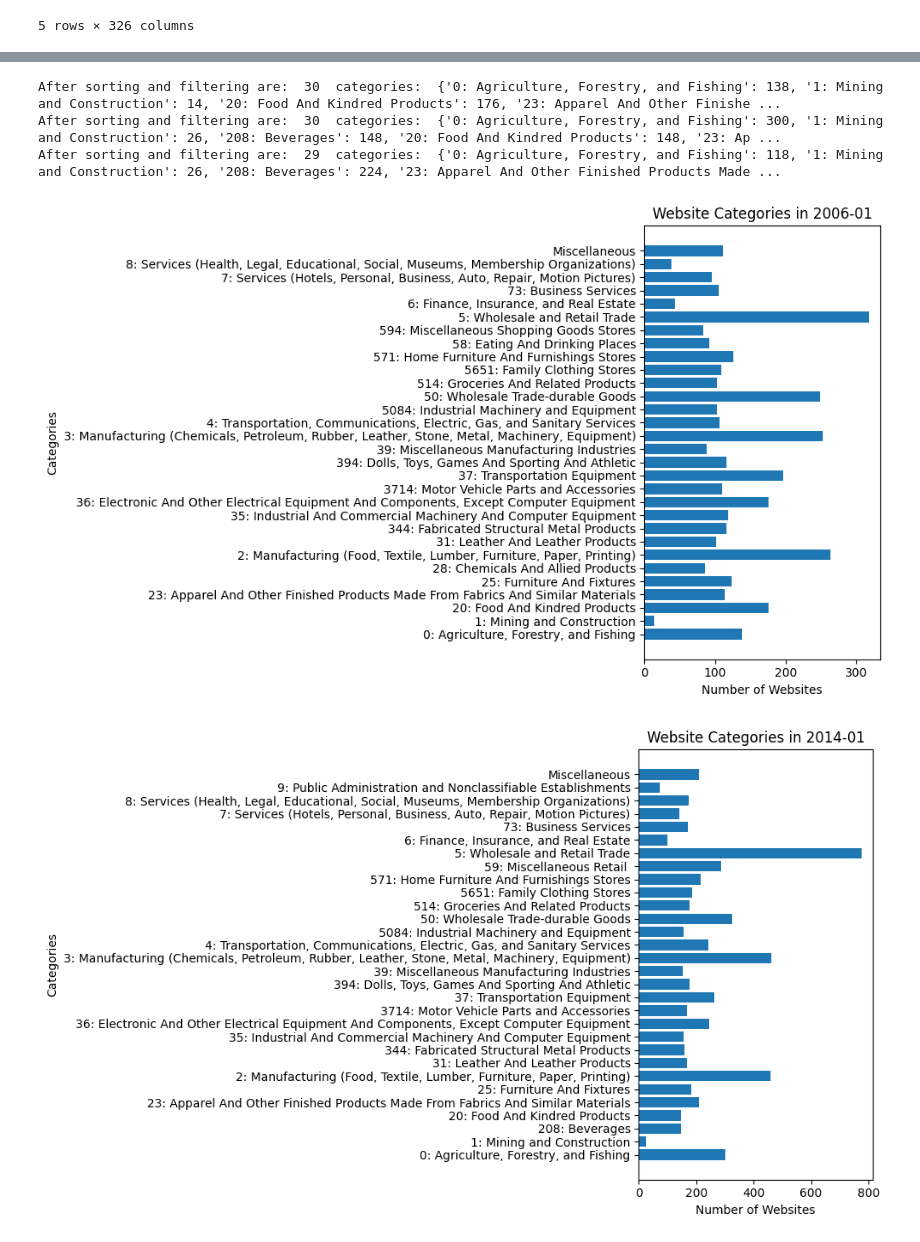
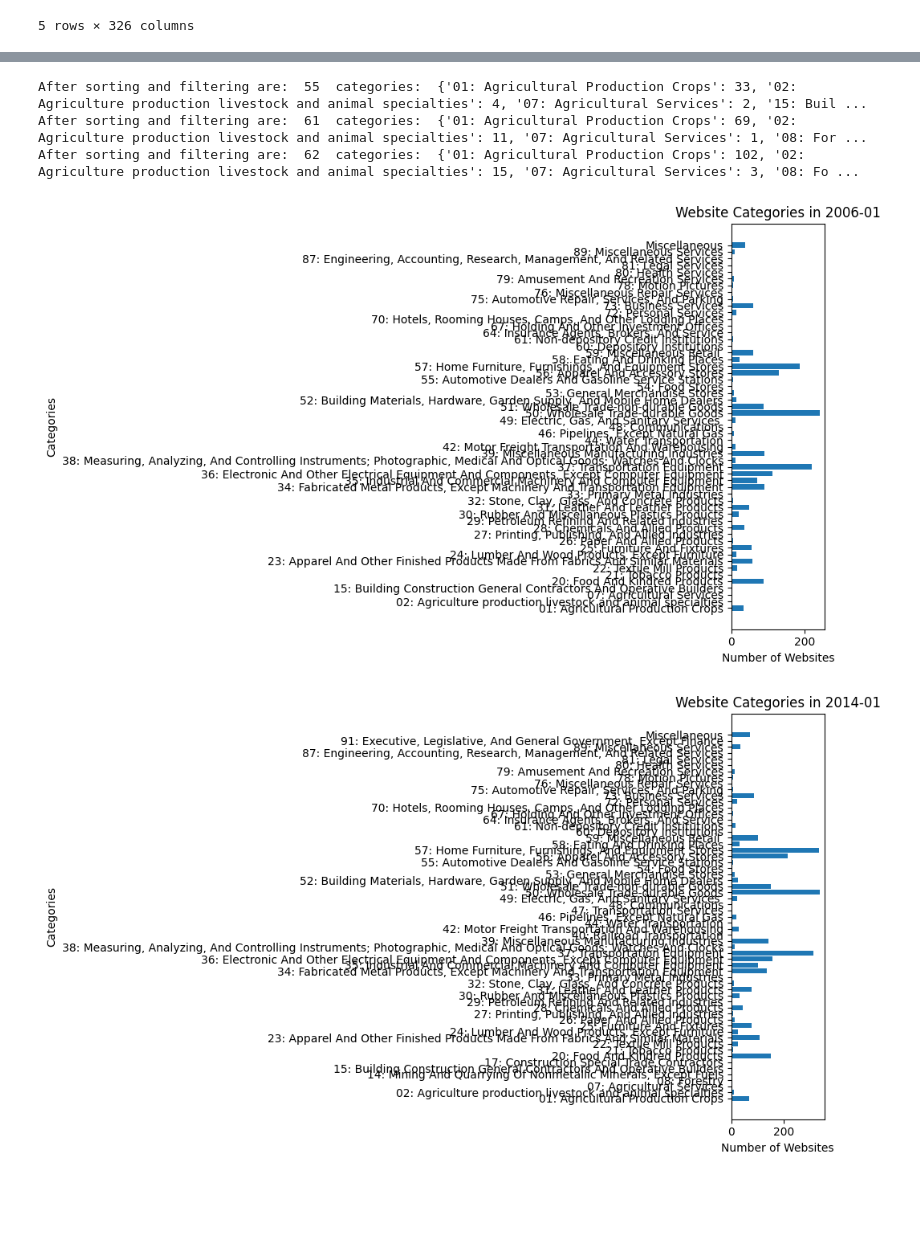
Before and after one commit to vdaita/buy-american-polarization, a Jupyter notebook: AnalyzeCompanyTrends.ipynb, the cells around one changed output, grey strips where cells are left out. Cells and saved outputs as stored; diff of their text form; code cells hidden in the pictures; blank space fills up the shorter version.

```diff
--- a/AnalyzeCompanyTrends.ipynb
+++ b/AnalyzeCompanyTrends.ipynb
@@ -112,9 +122,9 @@ massive_groups = {
     "9": "Public Administration and Nonclassifiable Establishments"
 }
 # %%
-sic_groups["SIC"] = sic_groups["SIC"].astype(str)
-industry_groups["Industry Group"] = industry_groups["Industry Group"].astype(str)
-major_groups["Major Group"] = major_groups["Major Group"].astype(str)
+sic_groups["SIC"] = sic_groups["SIC"].astype(int)
+industry_groups["Industry Group"] = industry_groups["Industry Group"].astype(int)
+major_groups["Major Group"] = major_groups["Major Group"].astype(int)
 # %%
 named_categories_dict = {}
 for month_year in processed_categories_dict:
@@ -122,12 +132,13 @@ for month_year in processed_categories_dict:
     new_categories_dict = {}
     for category in categories_dict:
         try:
+            category_int = int(category)
             if len(category) == 4:
-                name = category + ": " + sic_groups.loc[sic_groups["SIC"] == category, "Description"].values[0]
+                name = category + ": " + sic_groups.loc[sic_groups["SIC"] == category_int, "Description"].values[0]
             elif len(category) == 3:
-                name = category + ": " + industry_groups.loc[industry_groups["Industry Group"] == category, "Description"].values[0]
+                name = category + ": " + industry_groups.loc[industry_groups["Industry Group"] == category_int, "Description"].values[0]
             elif len(category) == 2:
-                name = category + ": " + major_groups.loc[major_groups["Major Group"] == category, "Description"].values[0]
+                name = category + ": " + major_groups.loc[major_groups["Major Group"] == category_int, "Description"].values[0]
             elif len(category) == 1:
                 name = category + ": " + massive_groups[category]
         except Exception as e:
@@ -160,25 +168,25 @@ After naming are:  29  categories:  {'0: Agriculture, Forestry, and Fishing': 11
 # %%
 important_months = [
     "2006-01",
     "2014-01",
     "2022-01"
 ]
 for month_year in important_months:
     categories_dict = named_categories_dict[month_year]
     categories_dict = sort_dict(categories_dict)
     categories_dict = {k: v for k, v in categories_dict.items() if v > 0}
     print("After sorting and filtering are: ", len(categories_dict), " categories: ", categories_dict)
 
     plt.figure(figsize=(10, 6))
     plt.barh(list(categories_dict.keys()), list(categories_dict.values()))
-    plt.title(f"Website Categories in {month_year}")``
+    plt.title(f"Website Categories in {month_year}")
     plt.xlabel("Number of Websites")
     plt.ylabel("Categories")
     plt.tight_layout()
     plt.savefig(f"website_categories_{month_year}.png")
 # %% [output]
-After sorting and filtering are:  30  categories:  {'0: Agriculture, Forestry, and Fishing': 138, '1: Mining and Construction': 14, '20: Food And Kindred Products': 176, '23: Apparel And Other Finishe ...
-After sorting and filtering are:  30  categories:  {'0: Agriculture, Forestry, and Fishing': 300, '1: Mining and Construction': 26, '208: Beverages': 148, '20: Food And Kindred Products': 148, '23: Ap ...
-After sorting and filtering are:  29  categories:  {'0: Agriculture, Forestry, and Fishing': 118, '1: Mining and Construction': 26, '208: Beverages': 224, '23: Apparel And Other Finished Products Made ...
+After sorting and filtering are:  55  categories:  {'01: Agricultural Production Crops': 33, '02: Agriculture production livestock and animal specialties': 4, '07: Agricultural Services': 2, '15: Buil ...
+After sorting and filtering are:  61  categories:  {'01: Agricultural Production Crops': 69, '02: Agriculture production livestock and animal specialties': 11, '07: Agricultural Services': 1, '08: For ...
+After sorting and filtering are:  62  categories:  {'01: Agricultural Production Crops': 102, '02: Agriculture production livestock and animal specialties': 15, '07: Agricultural Services': 3, '08: Fo ...
-[figure, old version]
+[figure, new version]
-[figure, old version]
+[figure, new version]
```
Also changed, not shown: parts of 5 cells of this notebook, 3 other files.
